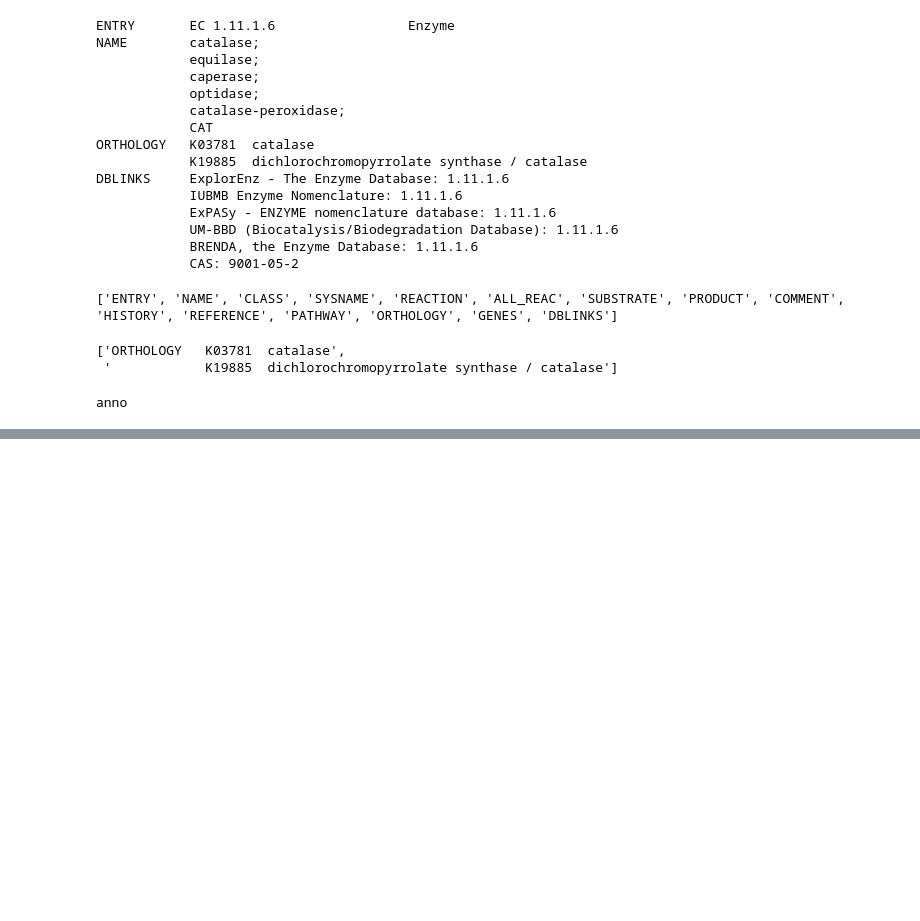
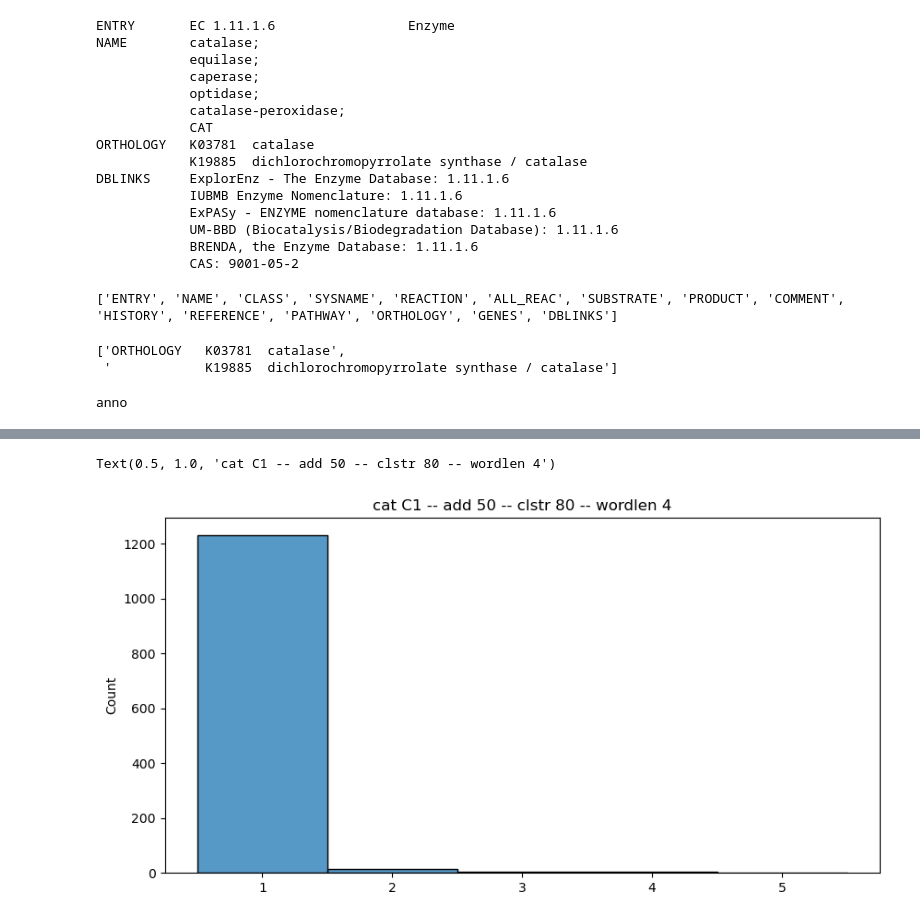
Before and after one commit to crabron/ARRIAM, a Jupyter notebook: primers.ipynb, the cells around one changed output, grey strips where cells are left out. Saved outputs shown, nothing was run; the diff lists cells and outputs as text; code cells hidden in the pictures; blank space fills up the shorter version.

```diff
--- a/primers.ipynb
+++ b/primers.ipynb
@@ -205,3 +520,5 @@ df_gff_cat_ch
 | 7233994 | contig_99452 | eggNOG-mapper | CDS | 42078 | 44142 | 996.0 | - | . | ID=contig_99452_0;em_target=11209... | L3 | L3_contig_99452_0 |
 | 7237693 | contig_99669 | eggNOG-mapper | CDS | 36 | 1459 | 549.0 | - | . | ID=contig_99669_6;em_target=11226... | L3 | L3_contig_99669_6 |
 8080 rows × 11 columns
+# %%
+df_gff_cat_ch = df_gff_l[df_gff["id"].str.contains('|'.join(query_cat_list))]
@@ -207,0 +541,7 @@ df_gff_cat_ch
+# %%
+
+df_gff_cat_ch['start'] = df_gff_cat_ch['start'] - 50
+df_gff_cat_ch.loc[df_gff_cat_ch['start'] <= 0, 'start'] = 1
+df_gff_cat_ch['end'] = df_gff_cat_ch['end'] + 50
+df_gff_cat_ch.loc[df_gff_cat_ch['end'] > df_gff_cat_ch['contig_len'], 'end'] = df_gff_cat_ch['contig_len']
+df_gff_cat_ch
@@ -207,0 +582,4 @@ df_gff_cat_ch
+# %%
+datas = {}
+for i, g in df_gff_cat_ch.groupby('site'):
+    datas.update({'data_' + str(i) : g.reset_index(drop=True)})
@@ -207,0 +590,4 @@ df_gff_cat_ch
+# %%
+for k, v in datas.items():
+    v = v.drop(['site', 'id'], axis=1)
+    v.to_csv(f'filt_gffs/{k.split("_")[1]}_cat.gff', index=False, header=False, sep="\t")
@@ -423,0 +962,27 @@ anno
+# %%
+d = {}
+buff = []
+clstr_file = f'{os.getcwd()}/cd-hit-out/L2.clstr'
+with open(clstr_file) as clstr:
+    for i in clstr.readlines():
+        a = i.rstrip()
+        if i.startswith(">"):
+            d[a] = []
+            buff.append(a)
+        else:
+            d[buff[-1]].append(a)
+
+d_moreone = {}
+for k, v in d.items():
+    if len(v) > 1:
+        d_moreone.update({k : v})
+
+l_count = []
+for k, v in d.items():
+    l_count.append(len(v))
+ax = sns.histplot(l_count, stat='count', discrete=True)
+ax.bar_label(ax.containers[0])
+plt.title("cat C1 -- add 50 -- clstr 80 -- wordlen 4")
+# %% [output]
+Text(0.5, 1.0, 'cat C1 -- add 50 -- clstr 80 -- wordlen 4')
+[figure, added]
```
Also changed, not shown: parts of 192 cells of this notebook.
